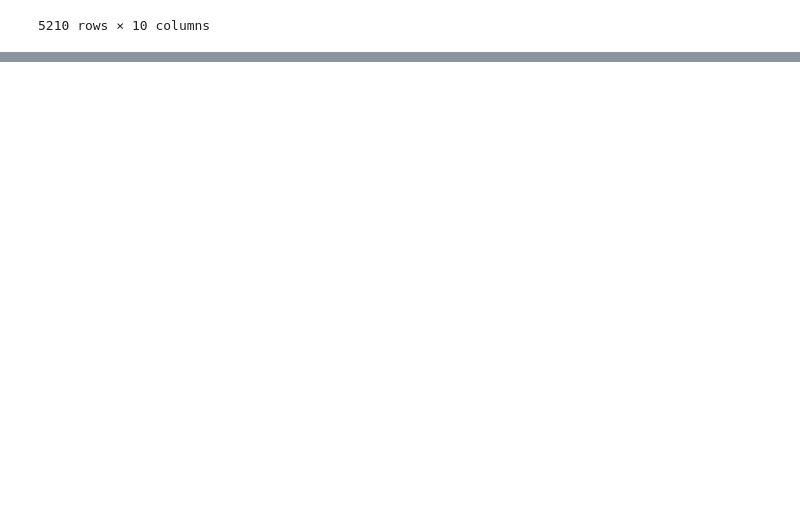
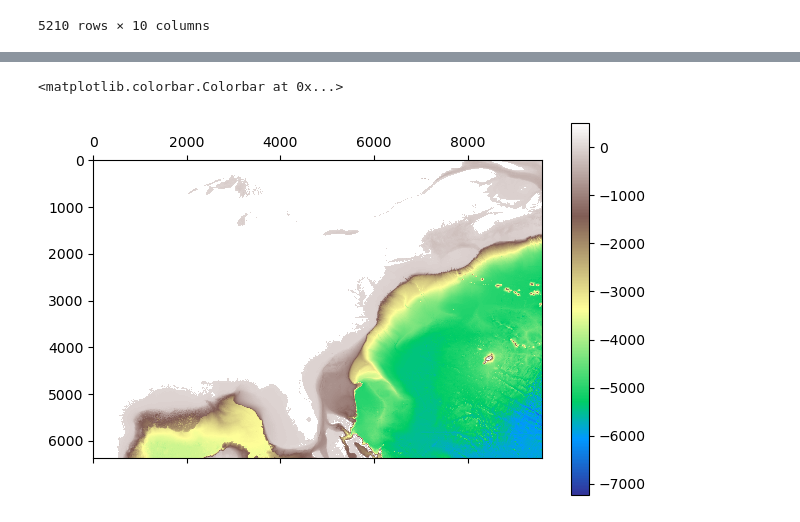
Before and after one commit to WillySwain/Fishwrecks, a Jupyter notebook: vessels_cleaning.ipynb, the cells around one changed output, grey strips where cells are left out. Saved outputs shown, nothing was run; the diff lists cells and outputs as text; code cells hidden in the pictures; blank space fills up the shorter version.

```diff
--- a/vessels_cleaning.ipynb
+++ b/vessels_cleaning.ipynb
@@ -73,0 +74,15 @@ axes= dirty.plot.scatter(x='LONDEC',y='LATDEC',vmin=0,vmax=6,s=500,figsize=(12,8
+# %%
+# ncols        9600
+# nrows        6360
+# xllcorner    -100.000000000000
+# yllcorner    23.500000000000
+# cellsize     0.004166666667
+# NODATA_value -32767
+cols = [-100 + i*0.004166666667 for i in range(9600)]
+cols.insert(0, 'throwaway')
+rows = [50 - i*0.004166666667 for i in range(6360)]
+depth_df = pd.read_csv("./GEBCO_06_Nov_2022_e0f252343eb4/gebco_2022_n50.0_s23.5_w-100.0_e-60.0.asc", delimiter=" ", names=cols)
+depth_df.index = rows
+depth_df = depth_df.drop(columns="throwaway")
+depth_df[depth_df > 0] = 500
+depth_df
@@ -73,0 +103,7 @@ axes= dirty.plot.scatter(x='LONDEC',y='LATDEC',vmin=0,vmax=6,s=500,figsize=(12,8
+# %%
+import matplotlib
+plot = matplotlib.pyplot.matshow(depth_df, cmap="terrain")
+plot.figure.colorbar(plot)
+# %% [output]
+<matplotlib.colorbar.Colorbar at 0x...>
+[figure, added]
```
Also changed, not shown: parts of 2 cells of this notebook, 3 other files.
